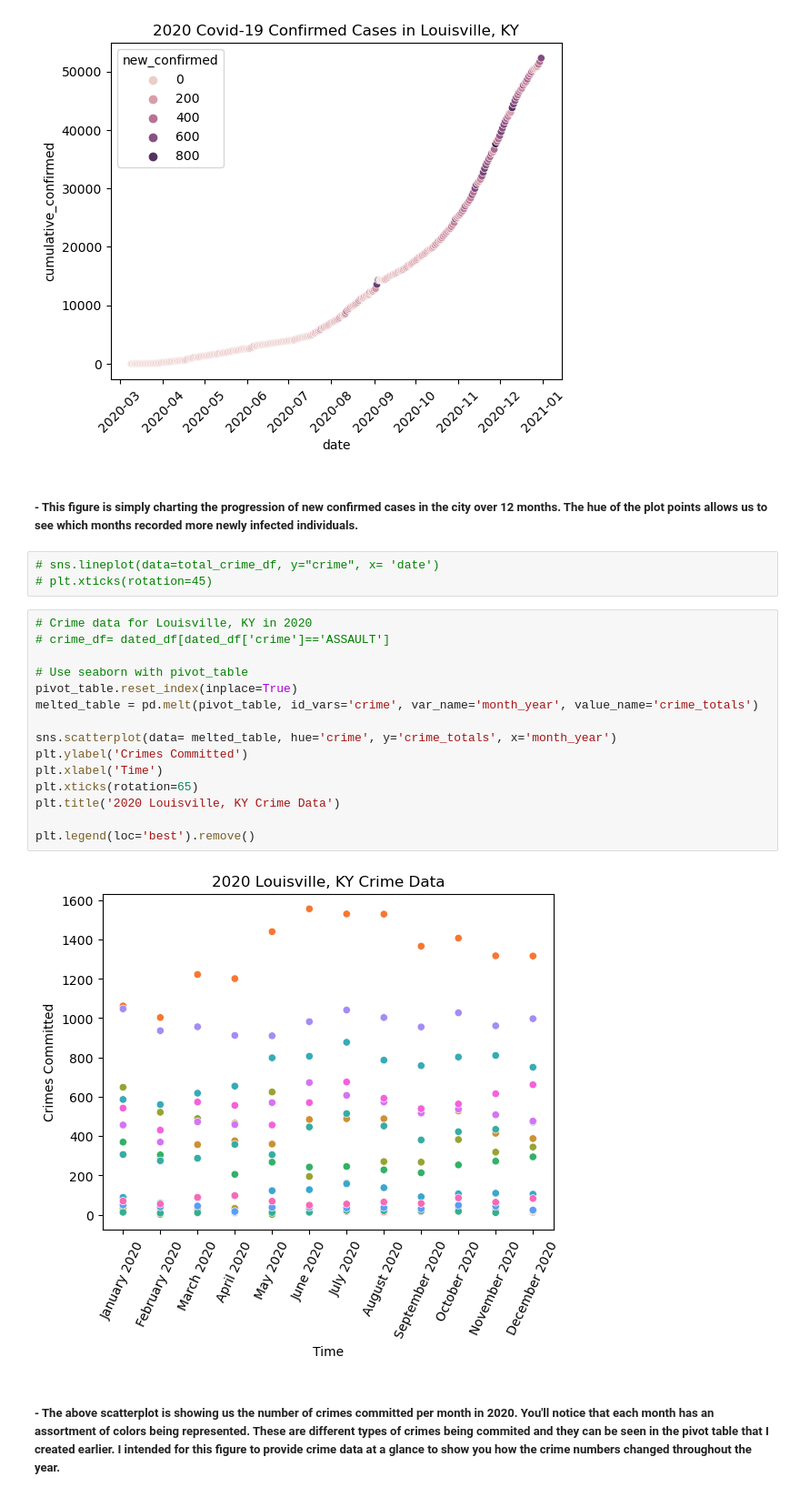
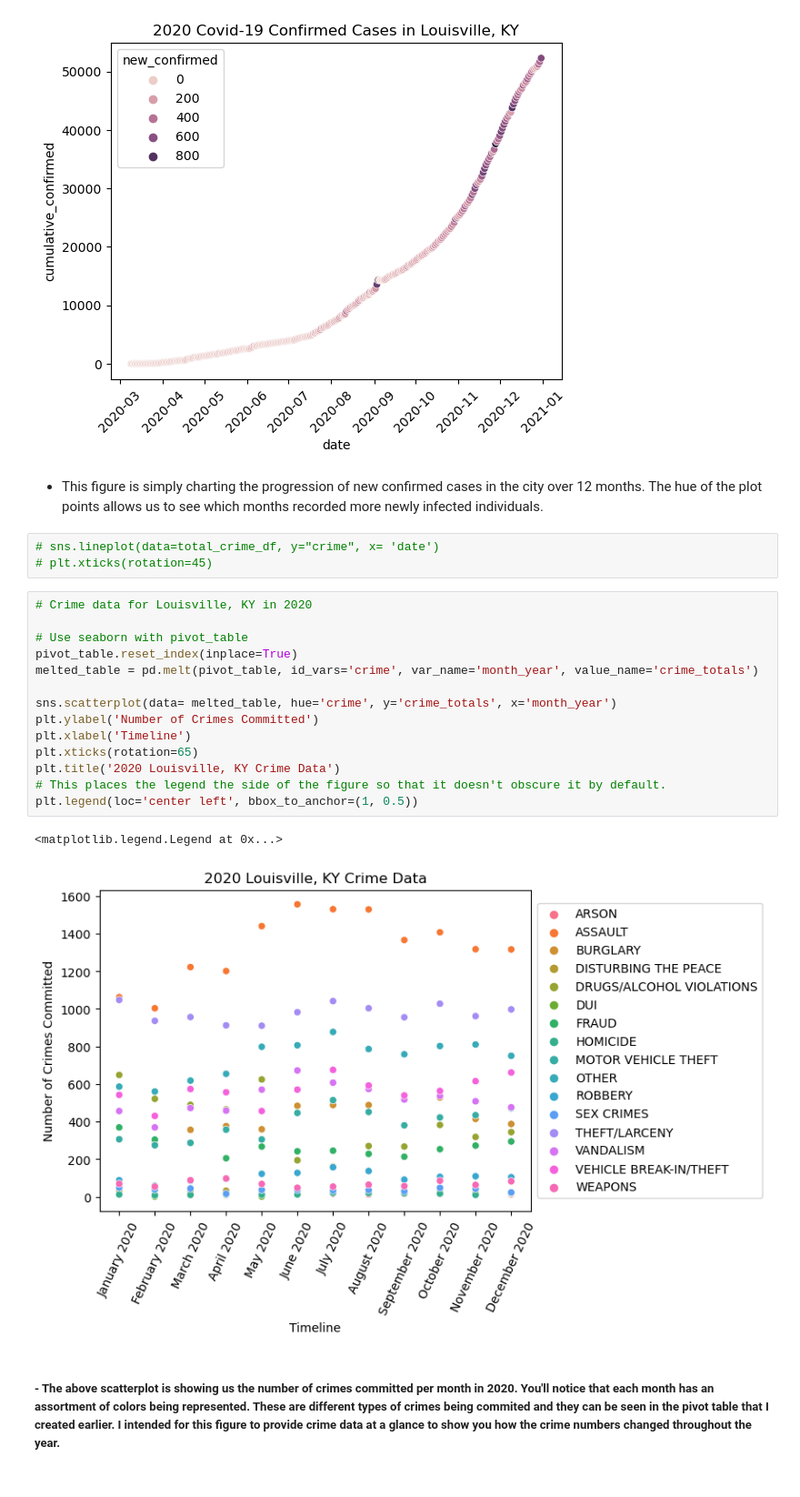
Before and after one commit to JeffreyFennell/Louisville-KY-Covid-and-Crime, a Jupyter notebook: covid_and_crime_2020.ipynb, the cells around one changed output. Shown: that part at 91% size. Drawn from its saved outputs; the diff is of its cells as text.

```diff
--- a/covid_and_crime_2020.ipynb
+++ b/covid_and_crime_2020.ipynb
@@ -846,27 +846,27 @@ plt.title('2020 Covid-19 Confirmed Cases in Louisville, KY')
 Text(0.5, 1.0, '2020 Covid-19 Confirmed Cases in Louisville, KY')
 [figure]
 # %% [markdown]
-##### - This figure is simply charting the progression of new confirmed cases in the city over 12 months. The hue of the plot points allows us to see which months recorded more newly infected individuals.
+- This figure is simply charting the progression of new confirmed cases in the city over 12 months. The hue of the plot points allows us to see which months recorded more newly infected individuals.
 # %%
 # sns.lineplot(data=total_crime_df, y="crime", x= 'date')
 # plt.xticks(rotation=45)
 # %%
 # Crime data for Louisville, KY in 2020
-# crime_df= dated_df[dated_df['crime']=='ASSAULT']
 
 # Use seaborn with pivot_table
 pivot_table.reset_index(inplace=True)
 melted_table = pd.melt(pivot_table, id_vars='crime', var_name='month_year', value_name='crime_totals')
 
 sns.scatterplot(data= melted_table, hue='crime', y='crime_totals', x='month_year')
-plt.ylabel('Crimes Committed')
-plt.xlabel('Time')
+plt.ylabel('Number of Crimes Committed')
+plt.xlabel('Timeline')
 plt.xticks(rotation=65)
 plt.title('2020 Louisville, KY Crime Data')
-
-plt.legend(loc='best').remove()
+# This places the legend the side of the figure so that it doesn't obscure it by default.
+plt.legend(loc='center left', bbox_to_anchor=(1, 0.5))
 # %% [output]
+<matplotlib.legend.Legend at 0x...>
-[figure, old version]
+[figure, new version]
 # %% [markdown]
 ##### - The above scatterplot is showing us the number of crimes committed per month in 2020. You'll notice that each month has an assortment of colors being represented. These are different types of crimes being commited and they can be seen in the pivot table that I created earlier. I intended for this figure to provide crime data at a glance to show you how the crime numbers changed throughout the year.
 # %% [markdown]
```
Also changed, not shown: parts of 2 cells of this notebook, 1 other file.
